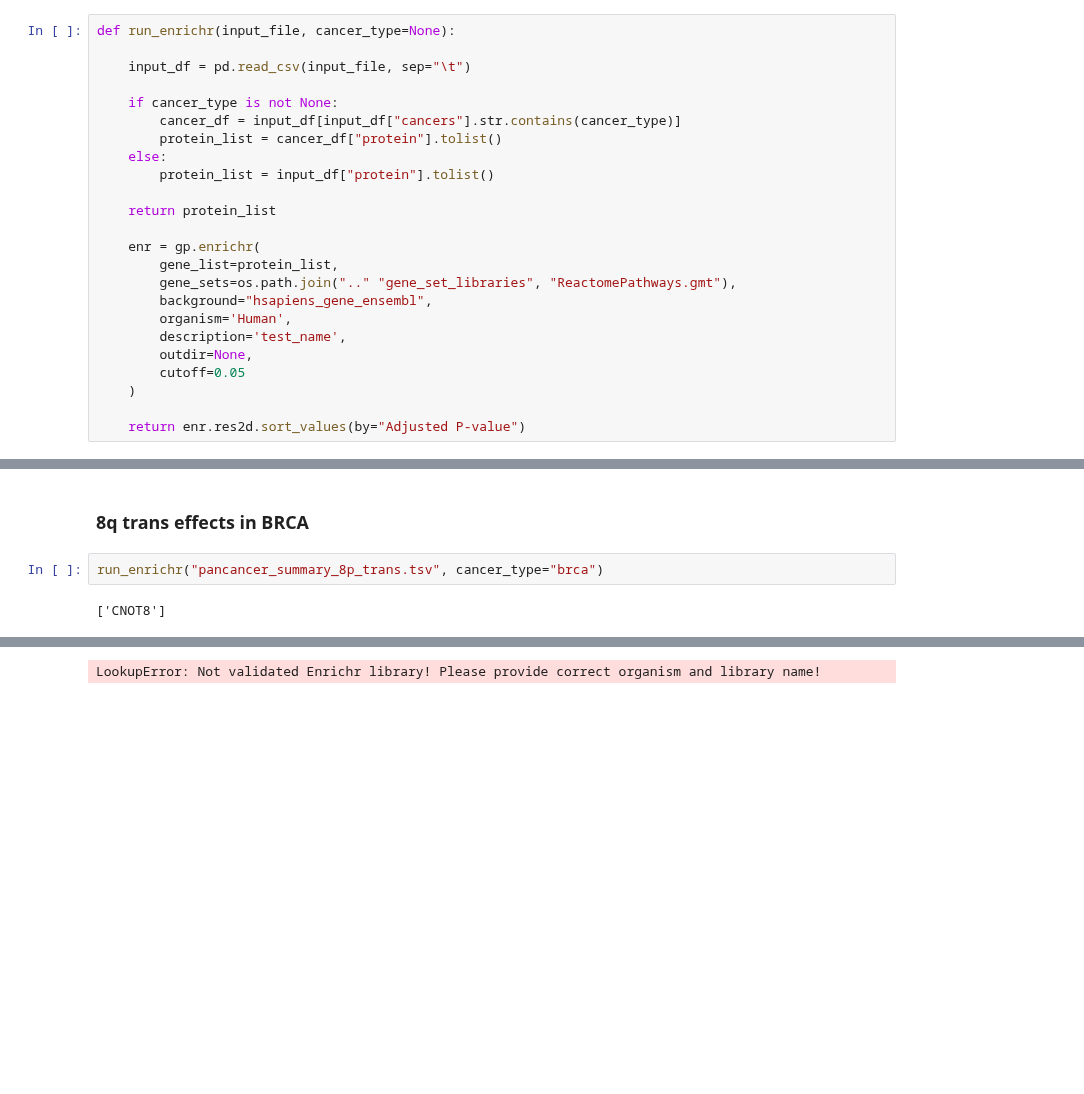
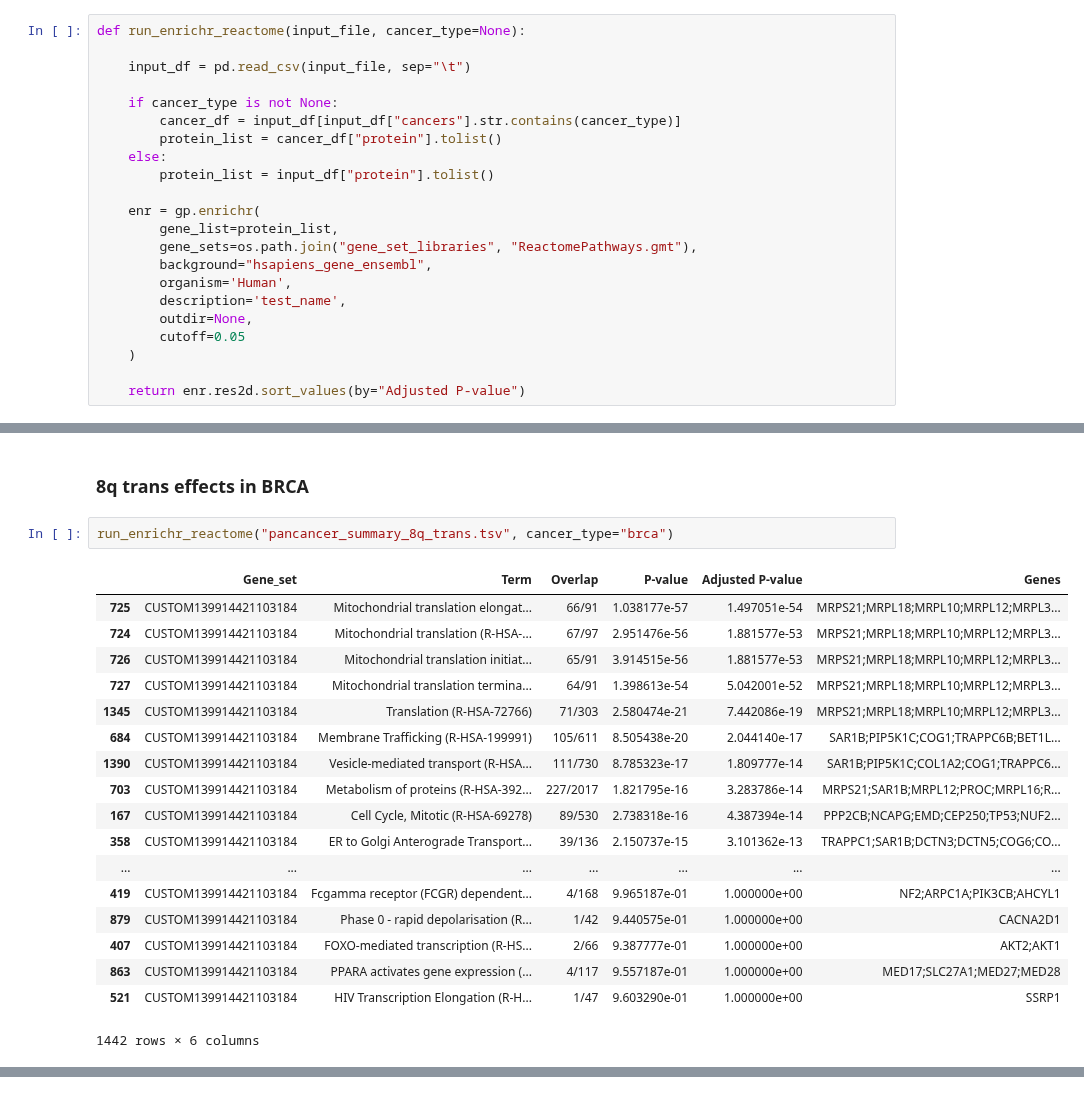
Before and after one commit to PayneLab/pancancerCNV, a Jupyter notebook: chromosome_8/05_enrichment_trans_effects_enrichr.ipynb, the cells around one changed output, grey strips where cells are left out. Cells and saved outputs as stored; diff of their text form; blank space fills up the shorter version.

```diff
--- a/chromosome_8/05_enrichment_trans_effects_enrichr.ipynb
+++ b/chromosome_8/05_enrichment_trans_effects_enrichr.ipynb
@@ -13,7 +12,7 @@ import gseapy as gp
 import os
 import IPython.display
 # %%
-def run_enrichr(input_file, cancer_type=None):
+def run_enrichr_reactome(input_file, cancer_type=None):
 
     input_df = pd.read_csv(input_file, sep="\t")
 
@@ -23,11 +22,9 @@ def run_enrichr(input_file, cancer_type=None):
     else:
         protein_list = input_df["protein"].tolist()
 
-    return protein_list
-
     enr = gp.enrichr(
         gene_list=protein_list,
-        gene_sets=os.path.join(".." "gene_set_libraries", "ReactomePathways.gmt"),
+        gene_sets=os.path.join("gene_set_libraries", "ReactomePathways.gmt"),
         background="hsapiens_gene_ensembl",
         organism='Human',
         description='test_name',
@@ -39,6 +57,23 @@ def run_enrichr(input_file, cancer_type=None):
 # %% [markdown]
 ### 8q trans effects in BRCA
 # %%
-run_enrichr("pancancer_summary_8p_trans.tsv", cancer_type="brca")
+run_enrichr_reactome("pancancer_summary_8q_trans.tsv", cancer_type="brca")
 # %% [output]
+|  | Gene_set | Term | Overlap | P-value | Adjusted P-value | Genes |
+| 725 | CUSTOM139914421103184 | Mitochondrial translation elongat... | 66/91 | 1.038177e-57 | 1.497051e-54 | MRPS21;MRPL18;MRPL10;MRPL12;MRPL3... |
+| 724 | CUSTOM139914421103184 | Mitochondrial translation (R-HSA-... | 67/97 | 2.951476e-56 | 1.881577e-53 | MRPS21;MRPL18;MRPL10;MRPL12;MRPL3... |
+| 726 | CUSTOM139914421103184 | Mitochondrial translation initiat... | 65/91 | 3.914515e-56 | 1.881577e-53 | MRPS21;MRPL18;MRPL10;MRPL12;MRPL3... |
+| 727 | CUSTOM139914421103184 | Mitochondrial translation termina... | 64/91 | 1.398613e-54 | 5.042001e-52 | MRPS21;MRPL18;MRPL10;MRPL12;MRPL3... |
+| 1345 | CUSTOM139914421103184 | Translation (R-HSA-72766) | 71/303 | 2.580474e-21 | 7.442086e-19 | MRPS21;MRPL18;MRPL10;MRPL12;MRPL3... |
+| 684 | CUSTOM139914421103184 | Membrane Trafficking (R-HSA-199991) | 105/611 | 8.505438e-20 | 2.044140e-17 | SAR1B;PIP5K1C;COG1;TRAPPC6B;BET1L... |
+| 1390 | CUSTOM139914421103184 | Vesicle-mediated transport (R-HSA... | 111/730 | 8.785323e-17 | 1.809777e-14 | SAR1B;PIP5K1C;COL1A2;COG1;TRAPPC6... |
+| 703 | CUSTOM139914421103184 | Metabolism of proteins (R-HSA-392... | 227/2017 | 1.821795e-16 | 3.283786e-14 | MRPS21;SAR1B;MRPL12;PROC;MRPL16;R... |
+| 167 | CUSTOM139914421103184 | Cell Cycle, Mitotic (R-HSA-69278) | 89/530 | 2.738318e-16 | 4.387394e-14 | PPP2CB;NCAPG;EMD;CEP250;TP53;NUF2... |
+| 358 | CUSTOM139914421103184 | ER to Golgi Anterograde Transport... | 39/136 | 2.150737e-15 | 3.101362e-13 | TRAPPC1;SAR1B;DCTN3;DCTN5;COG6;CO... |
+| ... | ... | ... | ... | ... | ... | ... |
+| 419 | CUSTOM139914421103184 | Fcgamma receptor (FCGR) dependent... | 4/168 | 9.965187e-01 | 1.000000e+00 | NF2;ARPC1A;PIK3CB;AHCYL1 |
+| 879 | CUSTOM139914421103184 | Phase 0 - rapid depolarisation (R... | 1/42 | 9.440575e-01 | 1.000000e+00 | CACNA2D1 |
+| 407 | CUSTOM139914421103184 | FOXO-mediated transcription (R-HS... | 2/66 | 9.387777e-01 | 1.000000e+00 | AKT2;AKT1 |
+| 863 | CUSTOM139914421103184 | PPARA activates gene expression (... | 4/117 | 9.557187e-01 | 1.000000e+00 | MED17;SLC27A1;MED27;MED28 |
+| 521 | CUSTOM139914421103184 | HIV Transcription Elongation (R-H... | 1/47 | 9.603290e-01 | 1.000000e+00 | SSRP1 |
-['CNOT8']
+1442 rows × 6 columns
@@ -47 +79,0 @@ Hint: use get_library_name() to view full list of supported names.
-LookupError: Not validated Enrichr library! Please provide correct organism and library name!
```
Also changed, not shown: parts of 4 cells of this notebook, 2 other files.
